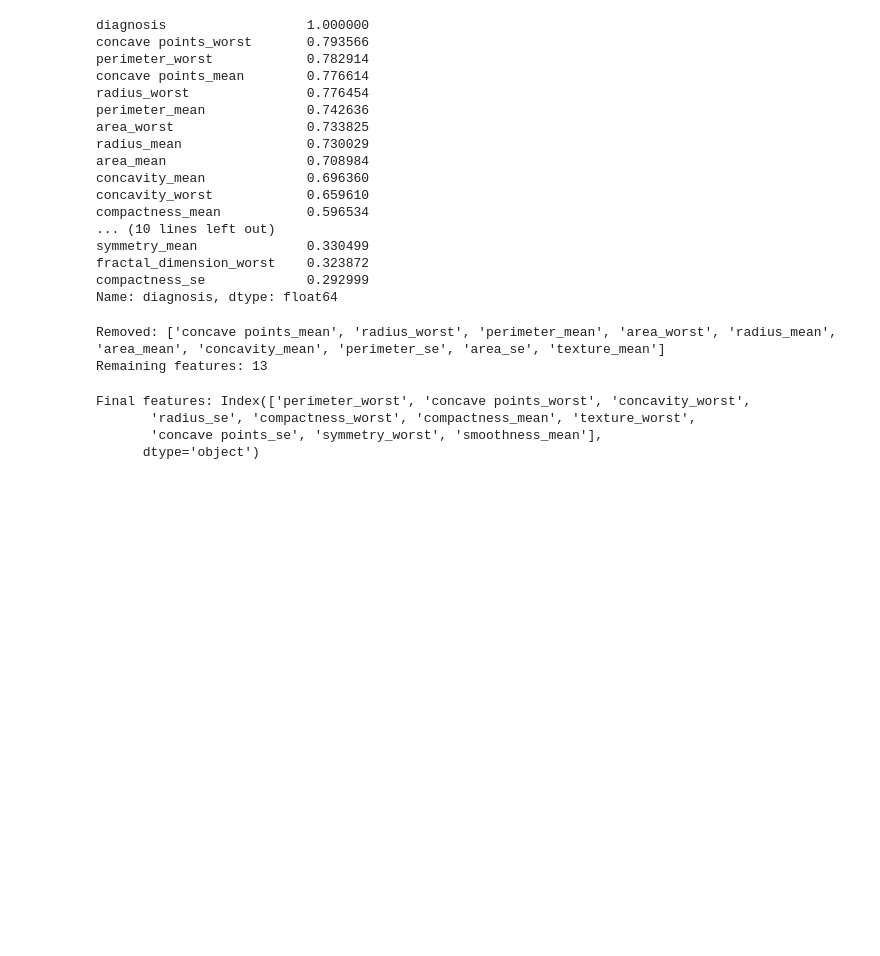
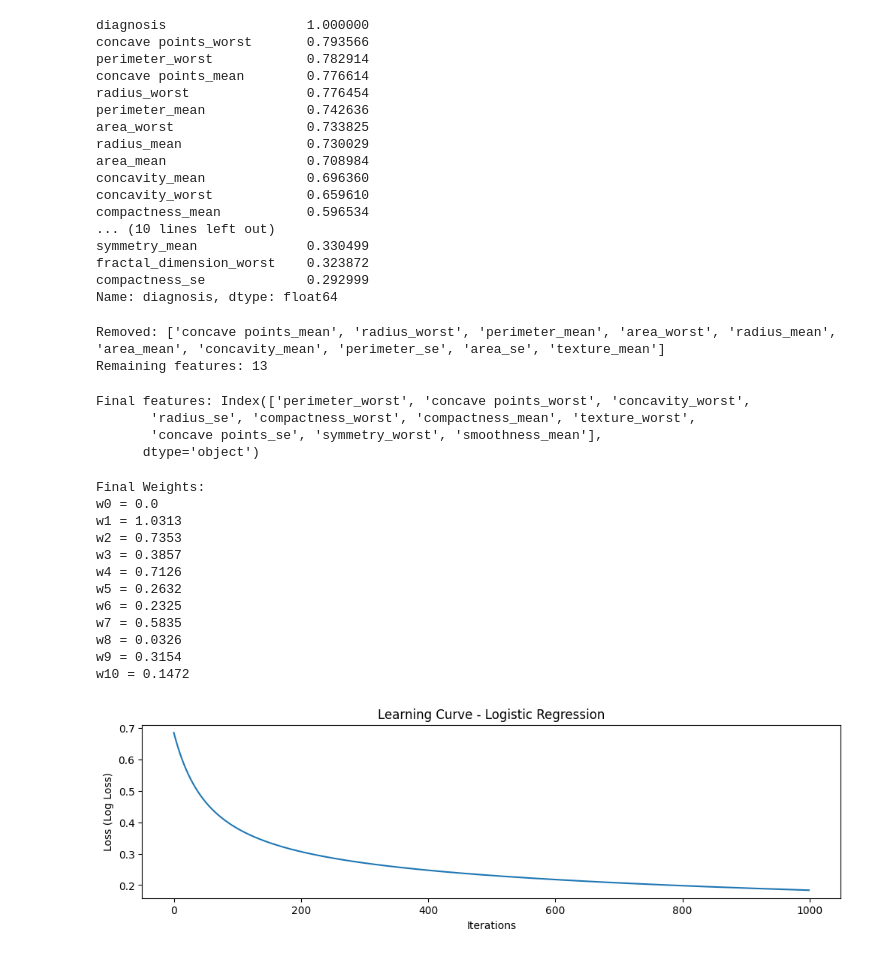
Before and after one commit to dilansenuruk/Machine-Vision-Projects, a Jupyter notebook: 2.0_Classification.ipynb, the cells around one changed output. Drawn from its saved outputs; the diff is of its cells as text; code cells hidden in the pictures; blank space fills up the shorter version.

Commit message:
Logistic Regression on Breast Cancer dataset

```diff
--- a/2.0_Classification.ipynb
+++ b/2.0_Classification.ipynb
@@ -162,9 +163,68 @@ importance = pd.Series(model.feature_importances_, index=X_.columns)
 importance = importance.sort_values(ascending=False)
 top_features = importance.index[:10]
 X_final = X_[top_features]
+X = np.c_[np.ones(X_final.shape[0]), X_final]
 print("Final features:", X_final.columns)
 # %% [output]
 Final features: Index(['perimeter_worst', 'concave points_worst', 'concavity_worst',
        'radius_se', 'compactness_worst', 'compactness_mean', 'texture_worst',
        'concave points_se', 'symmetry_worst', 'smoothness_mean'],
       dtype='object')
+# %%
+scaler = StandardScaler()
+X = scaler.fit_transform(X)
+# %%
+n = len(y)
+w = np.zeros(X.shape[1])
+alpha = 0.01
+iterations = 1000
+loss_history = []
+
+def sigmoid(z):
+    return 1 / (1 + np.exp(-z))
+
+# Logistic Loss Function (Binary Cross Entropy)
+def compute_loss(X, y, w):
+    z = X @ w
+    y_pred = sigmoid(z)
+    epsilon = 1e-15
+    loss = -(1/n) * np.sum(
+        y*np.log(y_pred + epsilon) +
+        (1-y)*np.log(1-y_pred + epsilon)
+    )
+    return loss
+
+# Gradient Descent
+for i in range(iterations):
+    z = X @ w
+    y_pred = sigmoid(z)
+    gradient = (1/n) * (X.T @ (y_pred - y))
+    w = w - alpha * gradient
+    loss = compute_loss(X, y, w)
+    loss_history.append(loss)
+
+print("\nFinal Weights:")
+for i in range(len(w)):
+    print(f"w{i} =", np.round(w[i], 4))
+
+# Plot Learning Curve
+plt.figure(figsize=(12,3))
+plt.plot(loss_history)
+plt.xlabel("Iterations")
+plt.ylabel("Loss (Log Loss)")
+plt.title("Learning Curve - Logistic Regression")
+plt.show()
+# %% [output]
+Final Weights:
+w0 = 0.0
+w1 = 1.0313
+w2 = 0.7353
+w3 = 0.3857
+w4 = 0.7126
+w5 = 0.2632
+w6 = 0.2325
+w7 = 0.5835
+w8 = 0.0326
+w9 = 0.3154
+w10 = 0.1472
+[figure, added]
```
Also changed, not shown: parts of 2 cells of this notebook.
